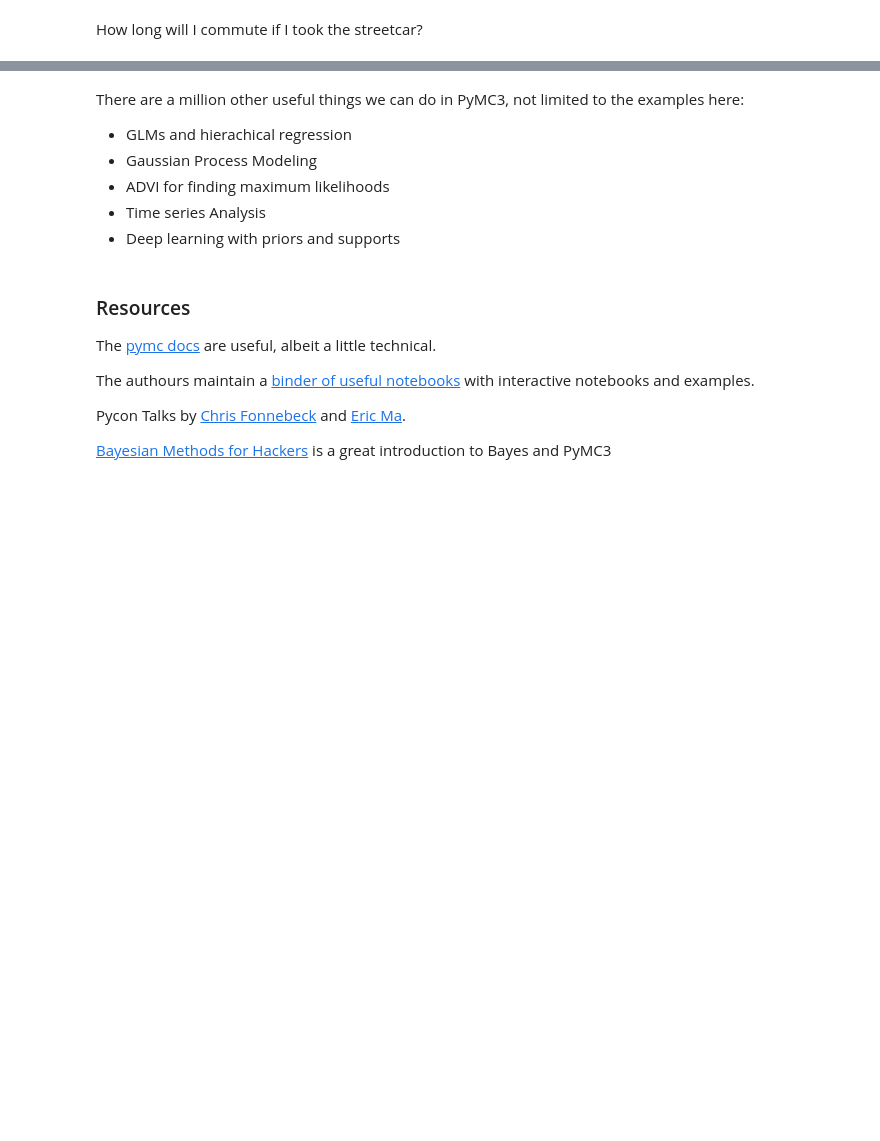
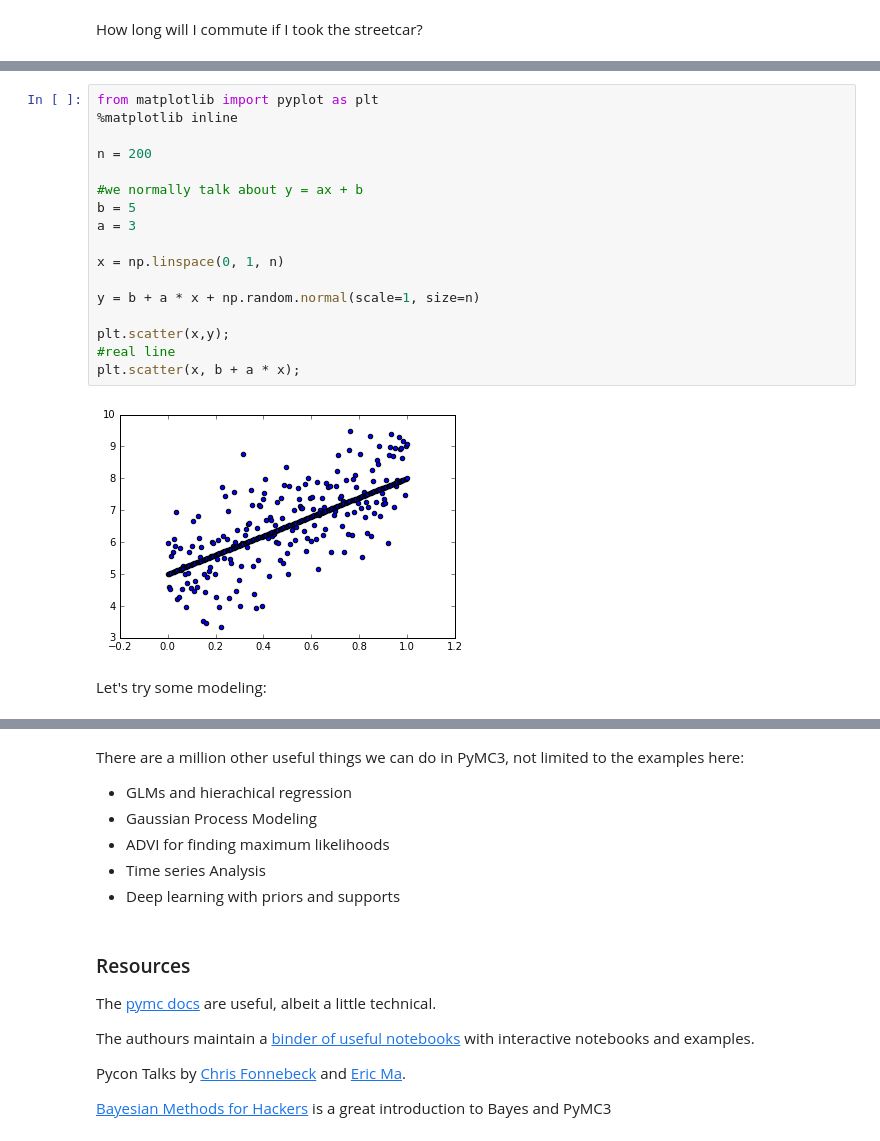
Before and after one commit to jeremycg/pydatato, a Jupyter notebook: pyDataTo - pyMC3.ipynb, the cells around one changed output, grey strips where cells are left out. Saved outputs shown, nothing was run; the diff lists cells and outputs as text; blank space fills up the shorter version.

```diff
--- a/pyDataTo - pyMC3.ipynb
+++ b/pyDataTo - pyMC3.ipynb
@@ -318,0 +311,21 @@ plt.hist(trace['total_time'][trace['streetcar_time'] != 0]);
+# %%
+from matplotlib import pyplot as plt
+%matplotlib inline
+
+n = 200
+
+#we normally talk about y = ax + b
+b = 5
+a = 3
+
+x = np.linspace(0, 1, n)
+
+y = b + a * x + np.random.normal(scale=1, size=n)
+
+plt.scatter(x,y);
+#real line
+plt.scatter(x, b + a * x);
+# %% [output]
+[figure, added]
+# %% [markdown]
+Let's try some modeling:
```
Also changed, not shown: parts of 30 cells of this notebook.
